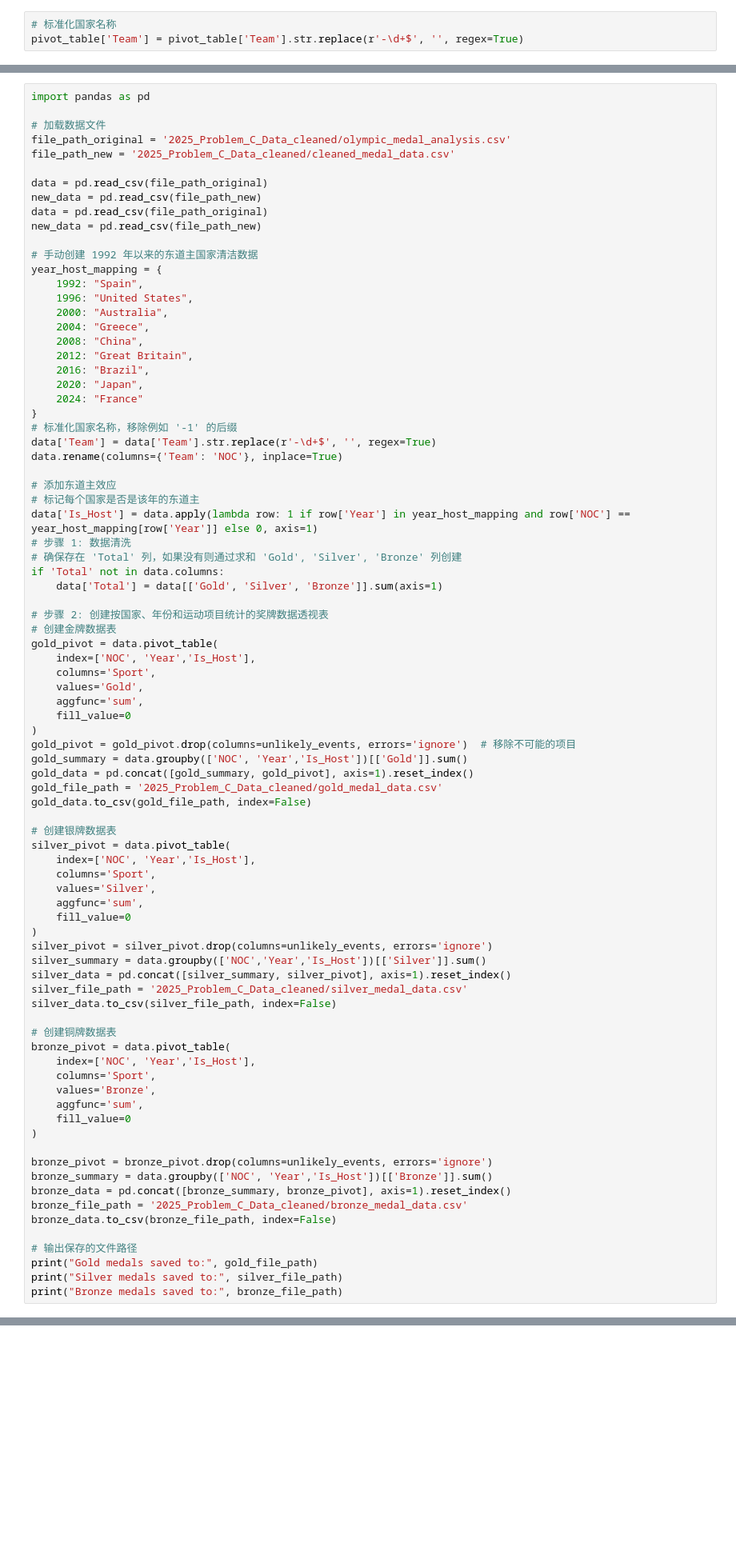
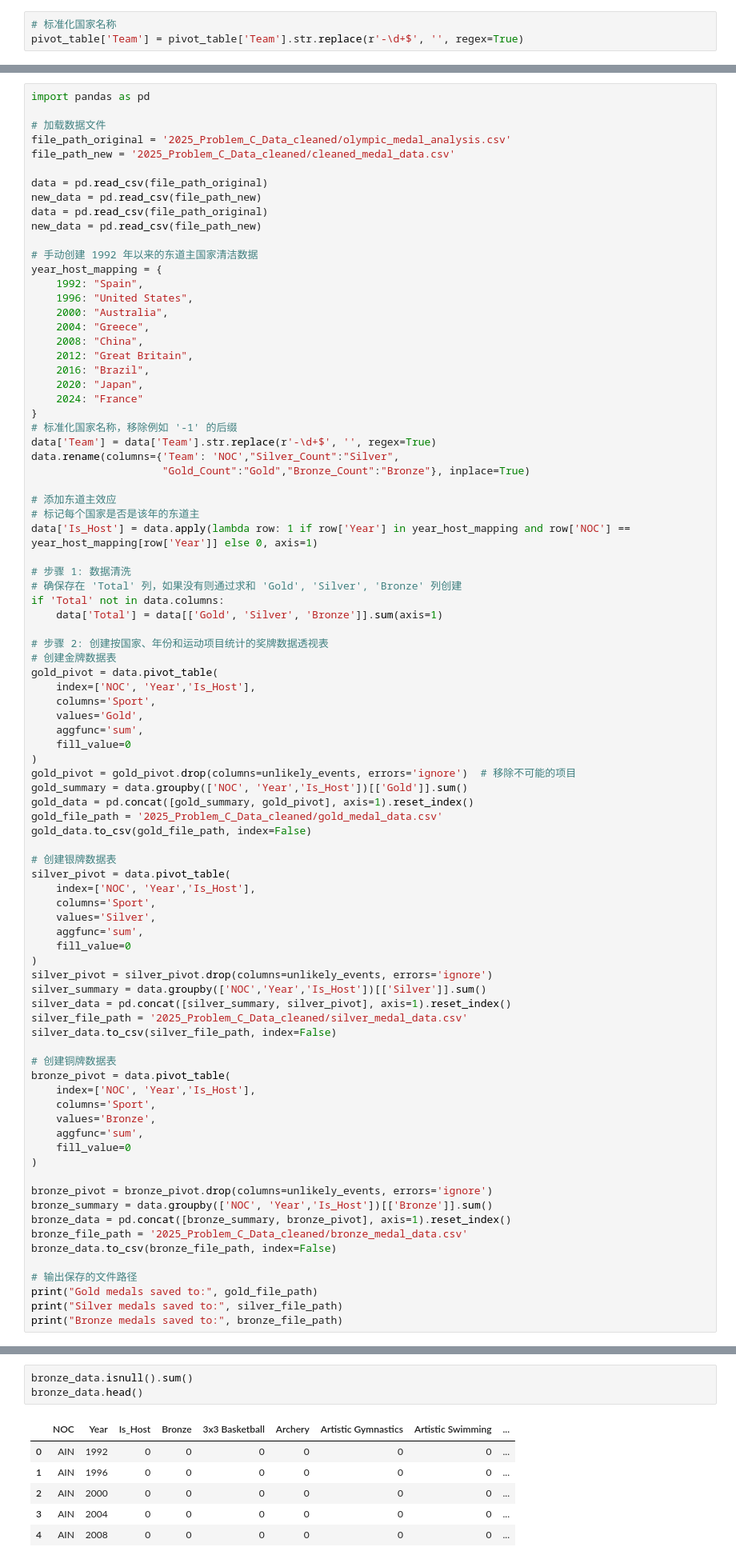
Before and after one commit to TietiTage/mei_sai_, a Jupyter notebook: 美赛.ipynb, the cells around one changed output, grey strips where cells are left out. Shown: that part at 80% size. Drawn from its saved outputs; the diff is of its cells as text; blank space fills up the shorter version.

```diff
--- a/美赛.ipynb
+++ b/美赛.ipynb
@@ -287,11 +641,13 @@ year_host_mapping = {
 }
 # 标准化国家名称，移除例如 '-1' 的后缀
 data['Team'] = data['Team'].str.replace(r'-\d+$', '', regex=True)
-data.rename(columns={'Team': 'NOC'}, inplace=True)
+data.rename(columns={'Team': 'NOC',"Silver_Count":"Silver",
+                     "Gold_Count":"Gold","Bronze_Count":"Bronze"}, inplace=True)
 
 # 添加东道主效应
 # 标记每个国家是否是该年的东道主
 data['Is_Host'] = data.apply(lambda row: 1 if row['Year'] in year_host_mapping and row['NOC'] == year_host_mapping[row['Year']] else 0, axis=1)
+
 # 步骤 1: 数据清洗
 # 确保存在 'Total' 列，如果没有则通过求和 'Gold', 'Silver', 'Bronze' 列创建
 if 'Total' not in data.columns:
@@ -591,0 +1006,10 @@ bronze_data.head()
+# %%
+bronze_data.isnull().sum()
+bronze_data.head()
+# %% [output]
+|  | NOC | Year | Is_Host | Bronze | 3x3 Basketball | Archery | Artistic Gymnastics | Artistic Swimming | ... |
+| 0 | AIN | 1992 | 0 | 0 | 0 | 0 | 0 | 0 | ... |
+| 1 | AIN | 1996 | 0 | 0 | 0 | 0 | 0 | 0 | ... |
+| 2 | AIN | 2000 | 0 | 0 | 0 | 0 | 0 | 0 | ... |
+| 3 | AIN | 2004 | 0 | 0 | 0 | 0 | 0 | 0 | ... |
+| 4 | AIN | 2008 | 0 | 0 | 0 | 0 | 0 | 0 | ... |
```
Also changed, not shown: parts of 38 cells of this notebook, 4 other files.
